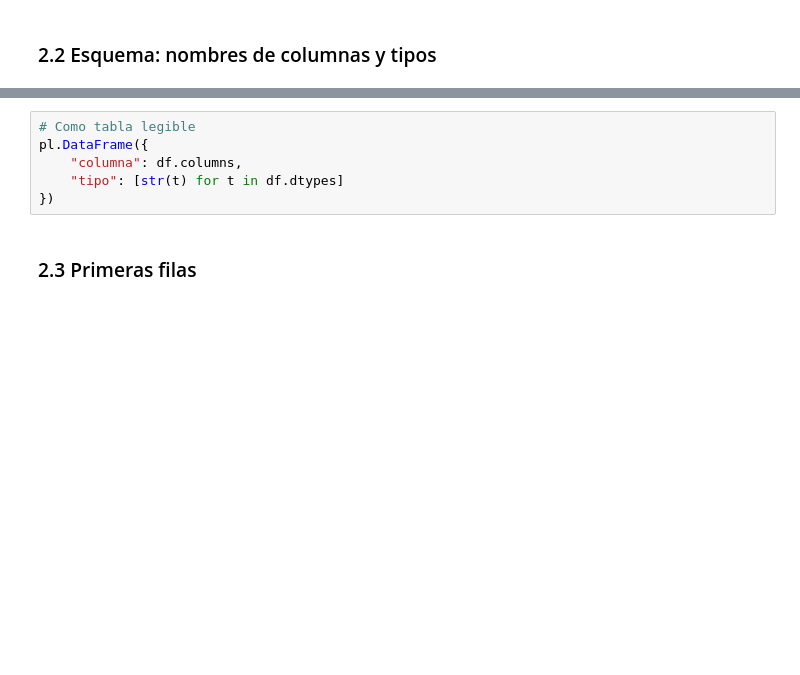
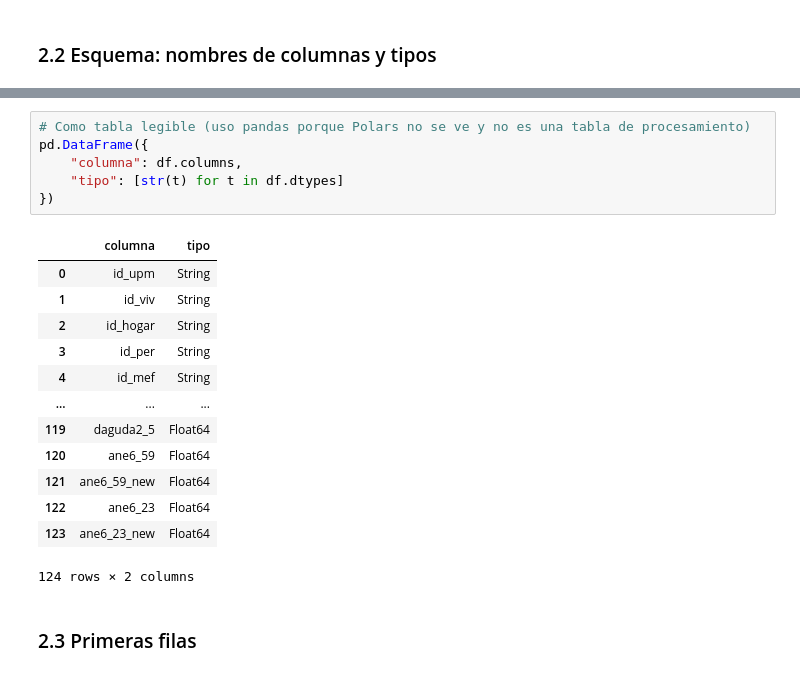
Before and after one commit to Fato89/FLCS_ESEDA, a Jupyter notebook: Clases/Clase 1/clase1.ipynb, the cells around one changed output, grey strips where cells are left out. Drawn from its saved outputs; the diff is of its cells as text; blank space fills up the shorter version.

```diff
--- a/Clases/Clase 1/clase1.ipynb
+++ b/Clases/Clase 1/clase1.ipynb
@@ -48,9 +58,23 @@ print(df.schema)
 # %%
-# Como tabla legible
-pl.DataFrame({
+# Como tabla legible (uso pandas porque Polars no se ve y no es una tabla de procesamiento)
+pd.DataFrame({
     "columna": df.columns,
     "tipo": [str(t) for t in df.dtypes]
 })
+# %% [output]
+|  | columna | tipo |
+| 0 | id_upm | String |
+| 1 | id_viv | String |
+| 2 | id_hogar | String |
+| 3 | id_per | String |
+| 4 | id_mef | String |
+| ... | ... | ... |
+| 119 | daguda2_5 | Float64 |
+| 120 | ane6_59 | Float64 |
+| 121 | ane6_59_new | Float64 |
+| 122 | ane6_23 | Float64 |
+| 123 | ane6_23_new | Float64 |
+124 rows × 2 columns
 # %% [markdown]
 ### 2.3 Primeras filas
 # %%
```
Also changed, not shown: parts of 11 cells of this notebook, 8 other files.
